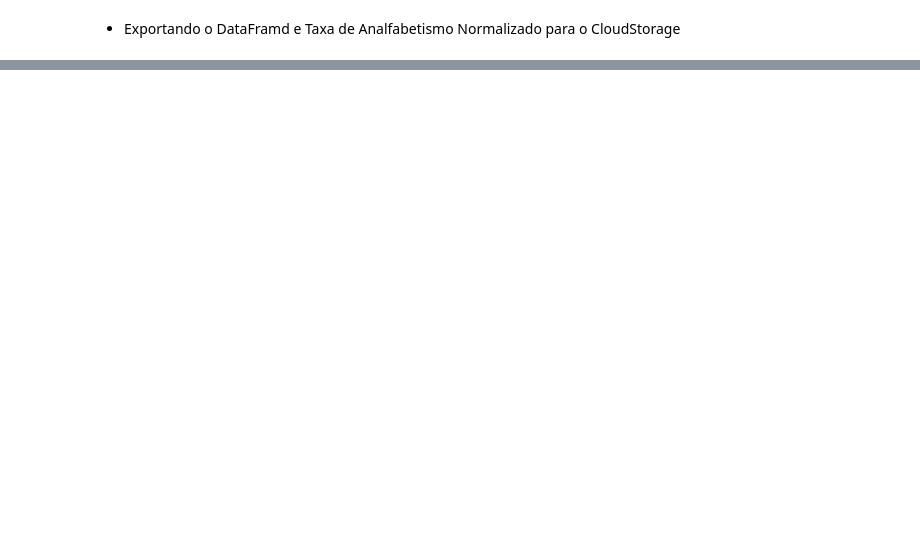
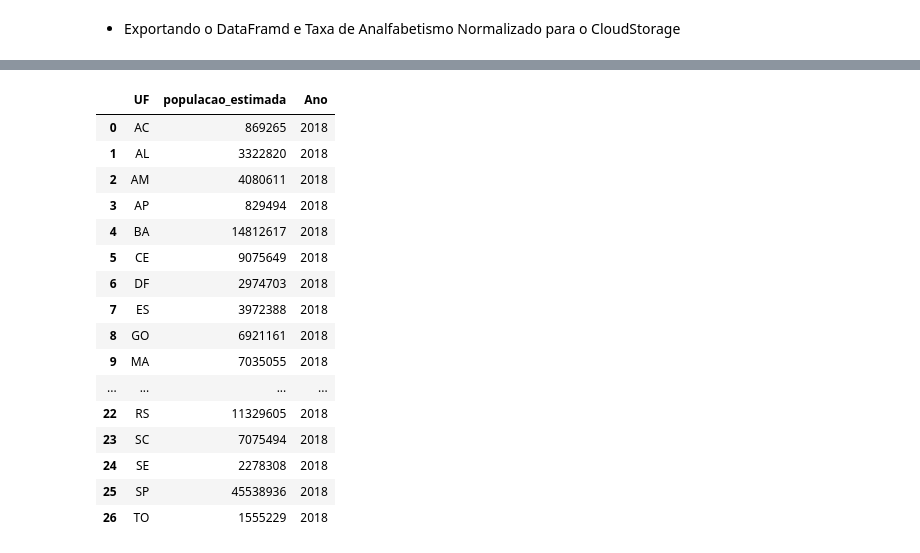
Before and after one commit to marimoreiraa/ProjetoFinal, a Jupyter notebook: 1_Pandas.ipynb, the cells around one changed output, grey strips where cells are left out. Saved outputs shown, nothing was run; the diff lists cells and outputs as text; code cells hidden in the pictures; blank space fills up the shorter version.

```diff
--- a/1_Pandas.ipynb
+++ b/1_Pandas.ipynb
@@ -1643,0 +1632,22 @@ bucket.blob('2_temp/temp_pandas_taxa_analfabetismo_normalizado.csv').upload_from
+# %%
+data_2018 = {'UF': arr_estados, 'populacao_estimada': total_pop_ano_estado(2018), 'Ano': 2018}
+df_pop_2018 = pd.DataFrame(data=data_2018)
+df_pop_2018
+# %% [output]
+|  | UF | populacao_estimada | Ano |
+| 0 | AC | 869265 | 2018 |
+| 1 | AL | 3322820 | 2018 |
+| 2 | AM | 4080611 | 2018 |
+| 3 | AP | 829494 | 2018 |
+| 4 | BA | 14812617 | 2018 |
+| 5 | CE | 9075649 | 2018 |
+| 6 | DF | 2974703 | 2018 |
+| 7 | ES | 3972388 | 2018 |
+| 8 | GO | 6921161 | 2018 |
+| 9 | MA | 7035055 | 2018 |
+| ... | ... | ... | ... |
+| 22 | RS | 11329605 | 2018 |
+| 23 | SC | 7075494 | 2018 |
+| 24 | SE | 2278308 | 2018 |
+| 25 | SP | 45538936 | 2018 |
+| 26 | TO | 1555229 | 2018 |
```
Also changed, not shown: parts of 44 cells of this notebook.
